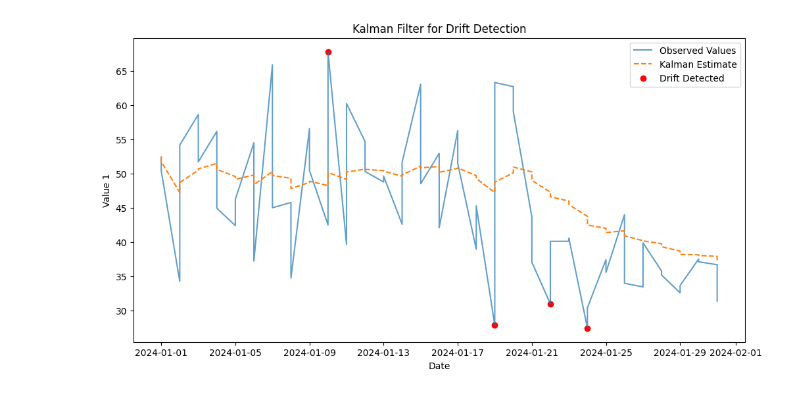
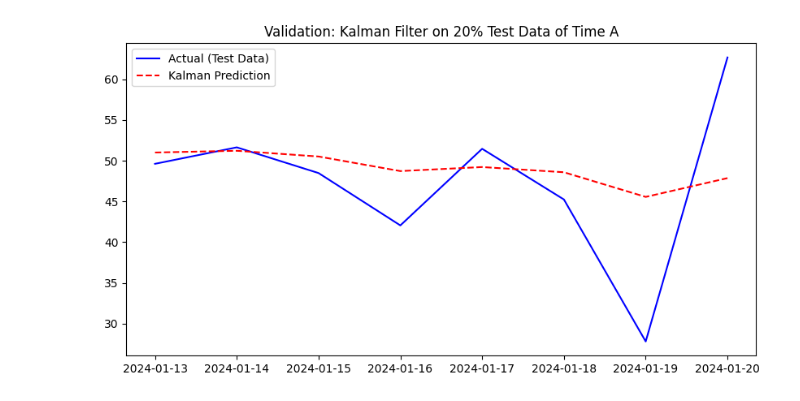
Before and after one commit to danieltabach/Drift-Detection, a Jupyter notebook: Kristen Models/KalmanFiltering.ipynb, the cells around one changed output. Saved outputs shown, nothing was run; the diff lists cells and outputs as text; code cells hidden in the pictures.

Commit message:
idk im tired update kalman for now

```diff
--- a/Kristen Models/KalmanFiltering.ipynb
+++ b/Kristen Models/KalmanFiltering.ipynb
@@ -17,6 +12,20 @@ observations = df['Value 1'].values
+# %%
+# Identify Time A and Time B
+time_a_df = df[df['Time Period'] == 'Time A']
+time_b_df = df[df['Time Period'] == 'Time B']
+
+# Split Time A into 80% training and 20% testing
+total_time_a = len(time_a_df)
+train_size = int(0.8 * total_time_a)
+train_df = time_a_df.iloc[:train_size]
+test_df = time_a_df.iloc[train_size:]
+
+train_observations = train_df['Value 1'].values
+test_observations = test_df['Value 1'].values
+test_dates = test_df['Date']
 # %%
-# Kalman Filtering
-kf = KalmanFilter(initial_state_mean=observations[0],
+# Train Kalman Filter on 80% of Time A
+kf = KalmanFilter(initial_state_mean=train_observations[0],
                   n_dim_obs=1,
                   transition_matrices=[1],
                   observation_matrices=[1],
@@ -24,24 +33,20 @@ kf = KalmanFilter(initial_state_mean=observations[0],
                   transition_covariance=0.01,
                   observation_covariance=1)
 
-# Application
-state_means, state_covariances = kf.filter(observations.reshape(-1, 1))
-
-# Compute residuals
-residuals = observations - state_means.flatten()
-thresh = 2 * np.std(residuals)  # Define drift threshold
-
-drift_indices = np.where(np.abs(residuals) > thresh)[0]
+state_means, state_covariances = kf.filter(train_observations.reshape(-1, 1))
-# %%
-# Plot results
-plt.figure(figsize=(12, 6))
-plt.plot(dates, observations, label='Observed Values', alpha=0.7)
-plt.plot(dates, state_means, label='Kalman Estimate', linestyle='dashed')
-plt.scatter(dates.iloc[drift_indices], observations[drift_indices], color='red', label='Drift Detected')
-plt.xlabel('Date')
-plt.ylabel('Value 1')
-plt.title('Kalman Filter for Drift Detection')
-plt.legend()
-plt.show()
-# %% [output]
-[figure, removed]
+# %%
+# Validate on 20% of Time A
+test_filtered_means, _ = kf.filter(test_observations.reshape(-1, 1))
+
+# Compute residuals for test set
+test_residuals = test_observations - test_filtered_means.flatten()
+
+# Plot results for validation
+plt.figure(figsize=(10, 5))
+plt.plot(test_dates, test_observations, label="Actual (Test Data)", color="blue")
+plt.plot(test_dates, test_filtered_means, label="Kalman Prediction", color="red", linestyle="dashed")
+plt.legend()
+plt.title("Validation: Kalman Filter on 20% Test Data of Time A")
+plt.show()
+# %% [output]
+[figure, added]
```
Also changed, not shown: parts of 5 cells of this notebook.
